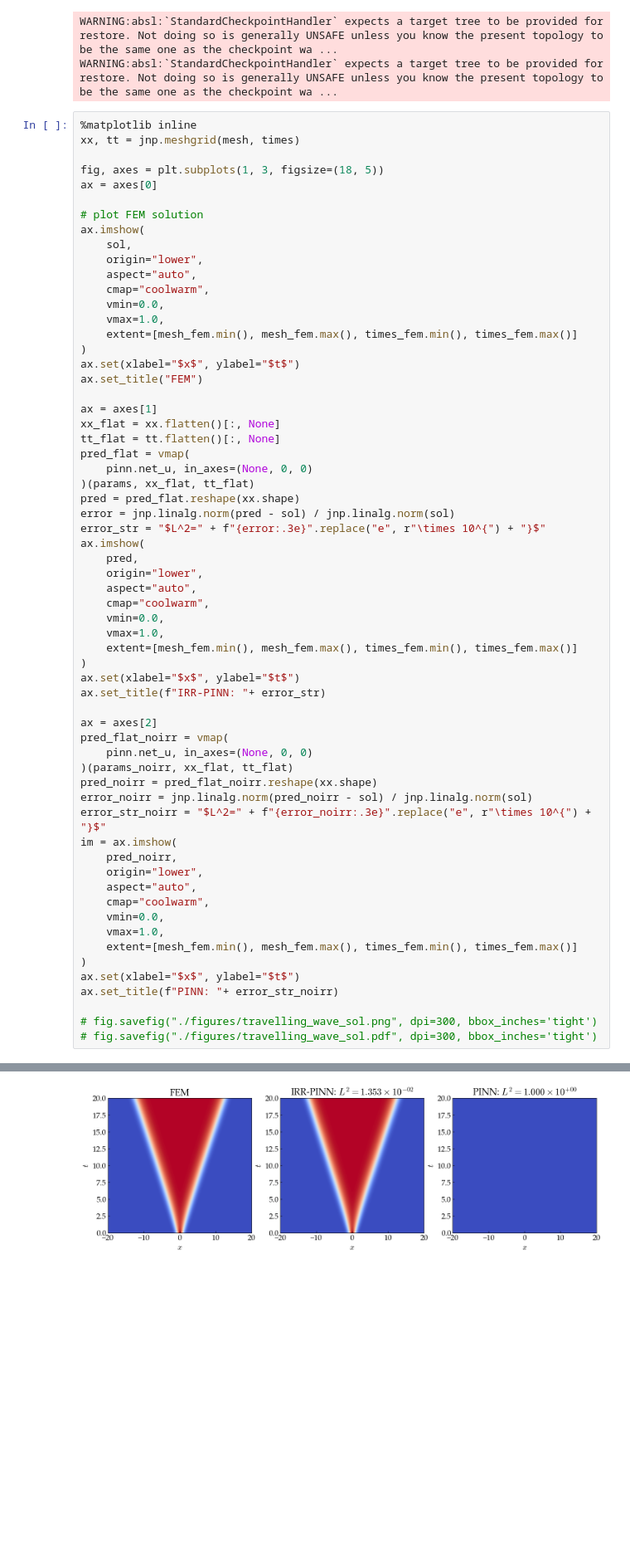
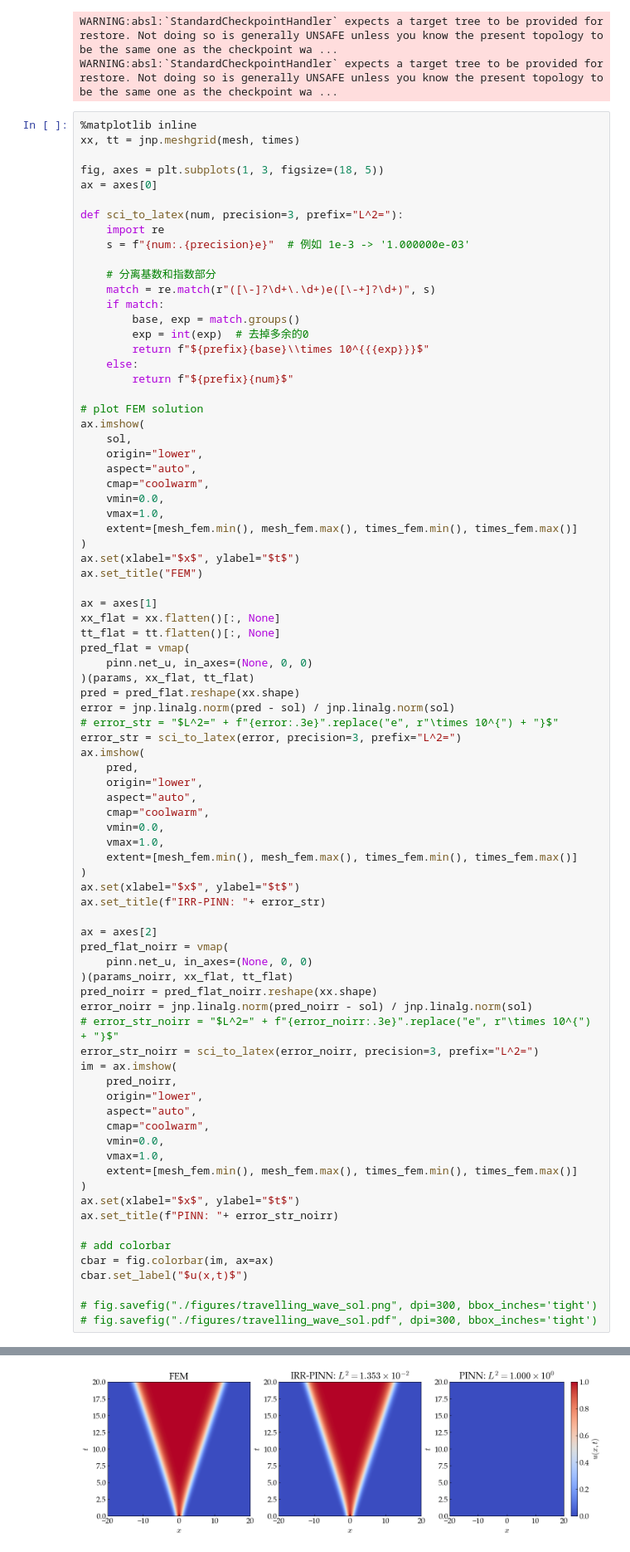
Before and after one commit to NanxiiChen/irr-pinn, a Jupyter notebook: examples/genes_propagation/eval.ipynb, the cells around one changed output, grey strips where cells are left out. Shown at 83% size. Saved outputs shown, nothing was run; the diff lists cells and outputs as text; blank space fills up the shorter version.

```diff
--- a/examples/genes_propagation/eval.ipynb
+++ b/examples/genes_propagation/eval.ipynb
@@ -64,6 +64,19 @@ xx, tt = jnp.meshgrid(mesh, times)
 
 fig, axes = plt.subplots(1, 3, figsize=(18, 5))
 ax = axes[0]
+
+def sci_to_latex(num, precision=3, prefix="L^2="):
+    import re
+    s = f"{num:.{precision}e}"  # 例如 1e-3 -> '1.000000e-03'
+
+    # 分离基数和指数部分
+    match = re.match(r"([\-]?\d+\.\d+)e([\-+]?\d+)", s)
+    if match:
+        base, exp = match.groups()
+        exp = int(exp)  # 去掉多余的0
+        return f"${prefix}{base}\\times 10^{{{exp}}}$"
+    else:
+        return f"${prefix}{num}$"
 
 # plot FEM solution
 ax.imshow(
@@ -86,7 +99,8 @@ pred_flat = vmap(
 )(params, xx_flat, tt_flat)
 pred = pred_flat.reshape(xx.shape)
 error = jnp.linalg.norm(pred - sol) / jnp.linalg.norm(sol)
-error_str = "$L^2=" + f"{error:.3e}".replace("e", r"\times 10^{") + "}$"
+# error_str = "$L^2=" + f"{error:.3e}".replace("e", r"\times 10^{") + "}$"
+error_str = sci_to_latex(error, precision=3, prefix="L^2=")
 ax.imshow(
     pred,
     origin="lower",
@@ -105,7 +119,8 @@ pred_flat_noirr = vmap(
 )(params_noirr, xx_flat, tt_flat)
 pred_noirr = pred_flat_noirr.reshape(xx.shape)
 error_noirr = jnp.linalg.norm(pred_noirr - sol) / jnp.linalg.norm(sol)
-error_str_noirr = "$L^2=" + f"{error_noirr:.3e}".replace("e", r"\times 10^{") + "}$"
+# error_str_noirr = "$L^2=" + f"{error_noirr:.3e}".replace("e", r"\times 10^{") + "}$"
+error_str_noirr = sci_to_latex(error_noirr, precision=3, prefix="L^2=")
 im = ax.imshow(
     pred_noirr,
     origin="lower",
@@ -118,6 +133,10 @@ im = ax.imshow(
 ax.set(xlabel="$x$", ylabel="$t$")
 ax.set_title(f"PINN: "+ error_str_noirr)
 
+# add colorbar
+cbar = fig.colorbar(im, ax=ax)
+cbar.set_label("$u(x,t)$")
+
 # fig.savefig("./figures/travelling_wave_sol.png", dpi=300, bbox_inches='tight')
 # fig.savefig("./figures/travelling_wave_sol.pdf", dpi=300, bbox_inches='tight')
 # %% [output]
@@ -125,4 +143,4 @@ Text(0.5, 1.0, 'PINN: $L^2=1.000\\times 10^{+00}$')
-[figure, old version]
+[figure, new version]
 # %%
 ts = [0.0, 5.0, 10.0, 15.0, 20.0]
 fig, ax = plt.subplots(1, 1, figsize=(8, 5))
```
Also changed, not shown: parts of 2 cells of this notebook, 23 other files.
